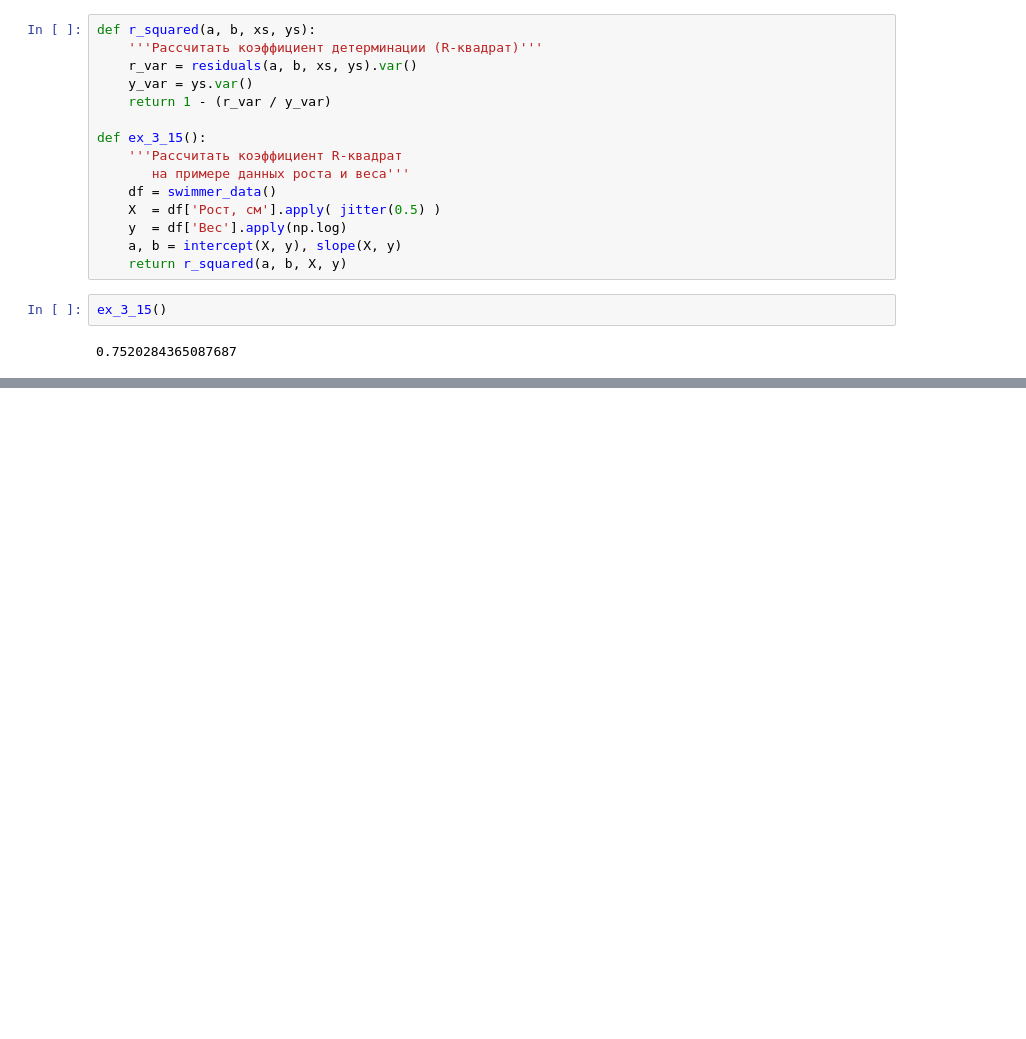
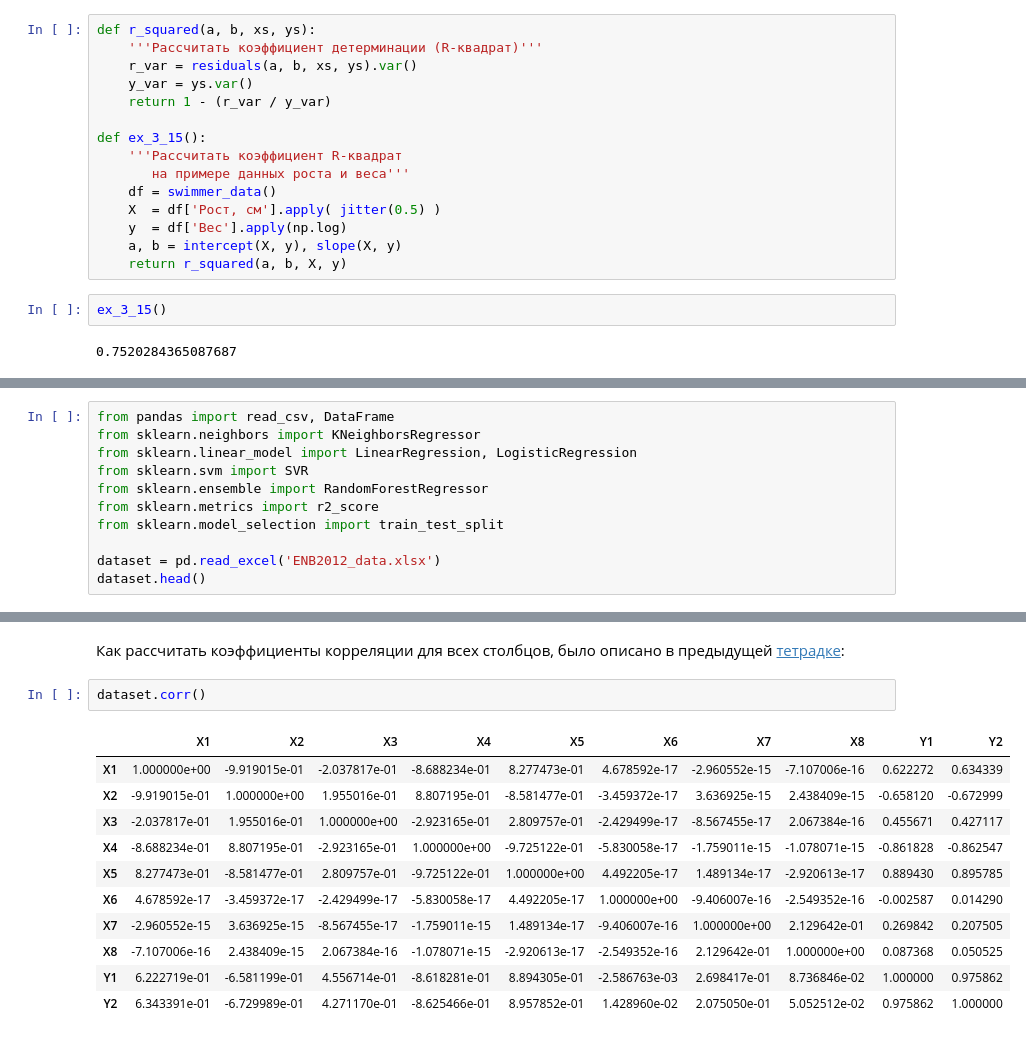
Before and after one commit to Vakhranev/MGIMO, a Jupyter notebook: 28 февраля.ipynb, the cells around one changed output, grey strips where cells are left out. Cells and saved outputs as stored; diff of their text form; blank space fills up the shorter version.

```diff
--- a/28 февраля.ipynb
+++ b/28 февраля.ipynb
@@ -1342,0 +1356,11 @@ ex_3_15()
+# %%
+from pandas import read_csv, DataFrame
+from sklearn.neighbors import KNeighborsRegressor
+from sklearn.linear_model import LinearRegression, LogisticRegression
+from sklearn.svm import SVR
+from sklearn.ensemble import RandomForestRegressor
+from sklearn.metrics import r2_score
+from sklearn.model_selection import train_test_split
+
+dataset = pd.read_excel('ENB2012_data.xlsx')
+dataset.head()
@@ -1342,0 +1374,16 @@ ex_3_15()
+# %% [markdown]
+Как рассчитать коэффициенты корреляции для всех столбцов, было описано в предыдущей [тетрадке](https://github.com/Vakhranev/MGIMO/blob/main/21%20%D1%84%D0%B5%D0%B2%D1%80%D0%B0%D0%BB%D1%8F.ipynb):
+# %%
+dataset.corr()
+# %% [output]
+|  | X1 | X2 | X3 | X4 | X5 | X6 | X7 | X8 | Y1 | Y2 |
+| X1 | 1.000000e+00 | -9.919015e-01 | -2.037817e-01 | -8.688234e-01 | 8.277473e-01 | 4.678592e-17 | -2.960552e-15 | -7.107006e-16 | 0.622272 | 0.634339 |
+| X2 | -9.919015e-01 | 1.000000e+00 | 1.955016e-01 | 8.807195e-01 | -8.581477e-01 | -3.459372e-17 | 3.636925e-15 | 2.438409e-15 | -0.658120 | -0.672999 |
+| X3 | -2.037817e-01 | 1.955016e-01 | 1.000000e+00 | -2.923165e-01 | 2.809757e-01 | -2.429499e-17 | -8.567455e-17 | 2.067384e-16 | 0.455671 | 0.427117 |
+| X4 | -8.688234e-01 | 8.807195e-01 | -2.923165e-01 | 1.000000e+00 | -9.725122e-01 | -5.830058e-17 | -1.759011e-15 | -1.078071e-15 | -0.861828 | -0.862547 |
+| X5 | 8.277473e-01 | -8.581477e-01 | 2.809757e-01 | -9.725122e-01 | 1.000000e+00 | 4.492205e-17 | 1.489134e-17 | -2.920613e-17 | 0.889430 | 0.895785 |
+| X6 | 4.678592e-17 | -3.459372e-17 | -2.429499e-17 | -5.830058e-17 | 4.492205e-17 | 1.000000e+00 | -9.406007e-16 | -2.549352e-16 | -0.002587 | 0.014290 |
+| X7 | -2.960552e-15 | 3.636925e-15 | -8.567455e-17 | -1.759011e-15 | 1.489134e-17 | -9.406007e-16 | 1.000000e+00 | 2.129642e-01 | 0.269842 | 0.207505 |
+| X8 | -7.107006e-16 | 2.438409e-15 | 2.067384e-16 | -1.078071e-15 | -2.920613e-17 | -2.549352e-16 | 2.129642e-01 | 1.000000e+00 | 0.087368 | 0.050525 |
+| Y1 | 6.222719e-01 | -6.581199e-01 | 4.556714e-01 | -8.618281e-01 | 8.894305e-01 | -2.586763e-03 | 2.698417e-01 | 8.736846e-02 | 1.000000 | 0.975862 |
+| Y2 | 6.343391e-01 | -6.729989e-01 | 4.271170e-01 | -8.625466e-01 | 8.957852e-01 | 1.428960e-02 | 2.075050e-01 | 5.052512e-02 | 0.975862 | 1.000000 |
```
Also changed, not shown: parts of 19 cells of this notebook.
